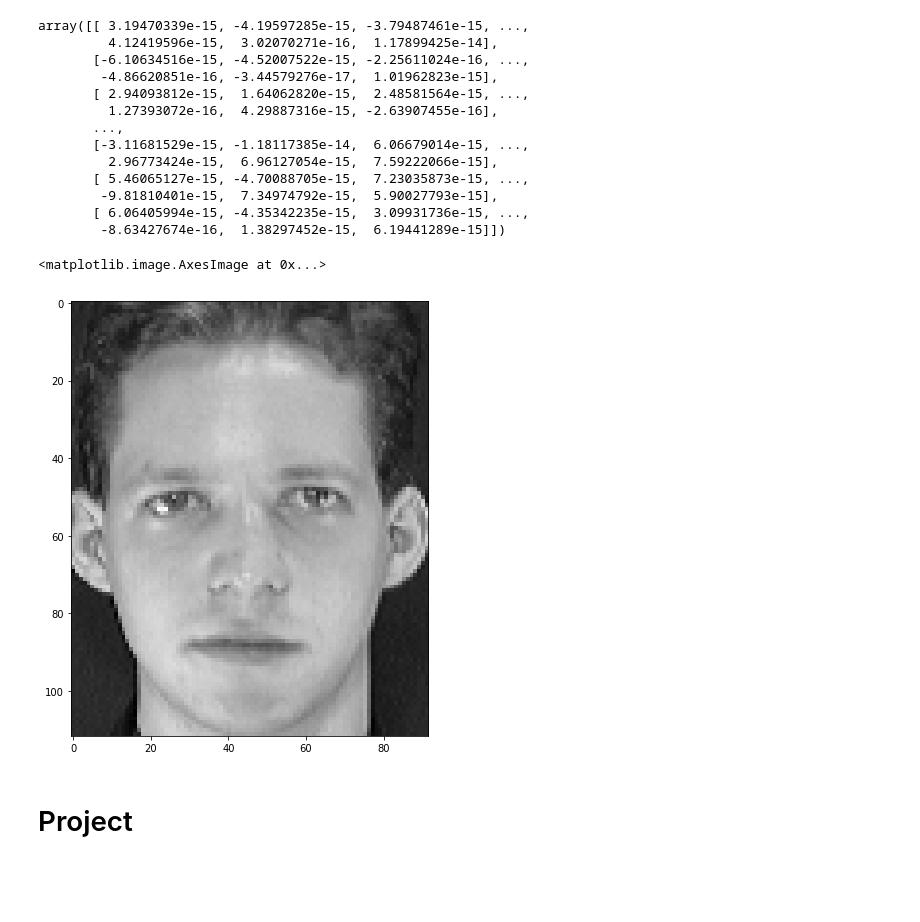
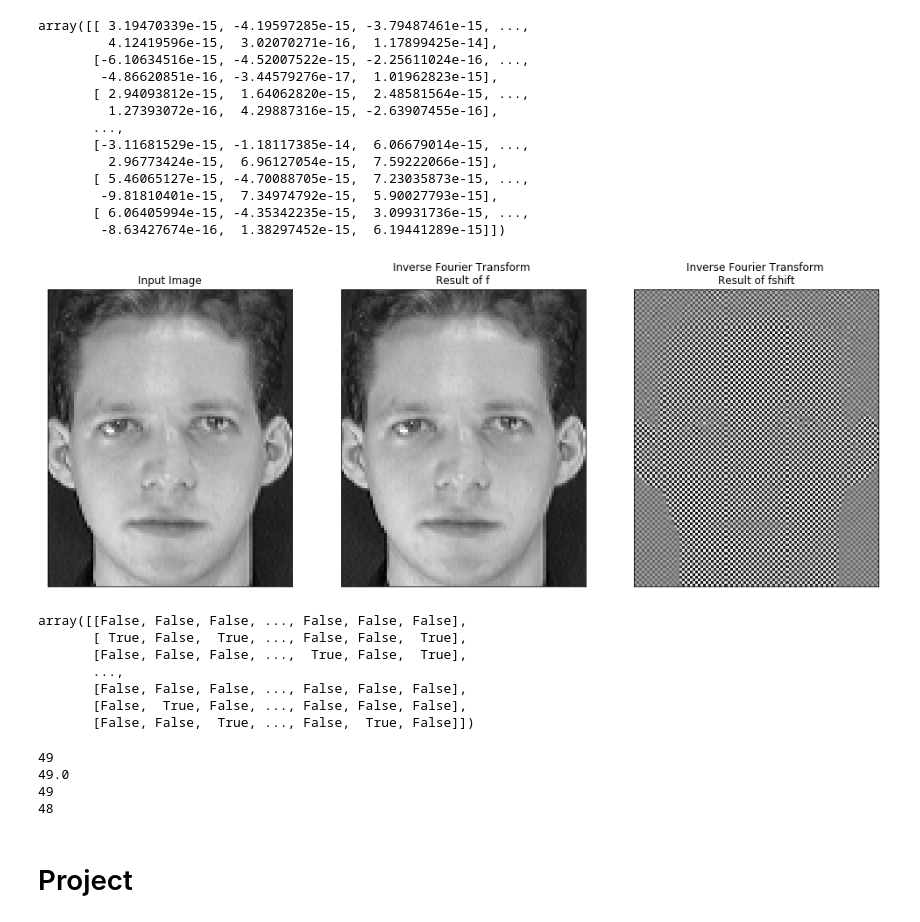
Before and after one commit to Jaquedonin/SignalFinalProject, a Jupyter notebook: Primeiros Passos.ipynb, the cells around one changed output. Drawn from its saved outputs; the diff is of its cells as text; code cells hidden in the pictures; blank space fills up the shorter version.

```diff
--- a/Primeiros Passos.ipynb
+++ b/Primeiros Passos.ipynb
@@ -208,11 +208,43 @@ array([[ 3.19470339e-15, -4.19597285e-15, -3.79487461e-15, ...,
         -9.81810401e-15,  7.34974792e-15,  5.90027793e-15],
        [ 6.06405994e-15, -4.35342235e-15,  3.09931736e-15, ...,
         -8.63427674e-16,  1.38297452e-15,  6.19441289e-15]])
+# %%
+plt.subplot(131)
+plt.imshow(img, cmap = 'gray')
+plt.title('Input Image'), plt.xticks([]), plt.yticks([])
+
+plt.subplot(132)
+plt.imshow(np.fft.ifft2(f).real, cmap = 'gray')
+plt.title('Inverse Fourier Transform \nResult of f'), plt.xticks([]), plt.yticks([])
+
+plt.subplot(133)
+plt.imshow(np.fft.ifft2(fshift).real, cmap = 'gray')
+plt.title('Inverse Fourier Transform \nResult of fshift'), plt.xticks([]), plt.yticks([])
+
+plt.show()
+# %% [output]
+[figure, added]
 # %%
-plt.imshow(np.fft.ifft2(f).real, cmap="gray")
+img == np.fft.ifft2(f).real
 # %% [output]
-<matplotlib.image.AxesImage at 0x...>
+array([[False, False, False, ..., False, False, False],
+       [ True, False,  True, ..., False, False,  True],
+       [False, False, False, ...,  True, False,  True],
+       ...,
+       [False, False, False, ..., False, False, False],
+       [False,  True, False, ..., False, False, False],
+       [False, False,  True, ..., False,  True, False]])
-[figure, removed]
+# %%
+print(img[0][1])
+print(round(np.fft.ifft2(f).real[0][1]))
+
+print(int(img[0][1]))
+print(int(np.fft.ifft2(f).real[0][1]))
+# %% [output]
+49
+49.0
+49
+48
 # %% [markdown]
 # Project
 # %%
```
Also changed, not shown: parts of 15 cells of this notebook.
